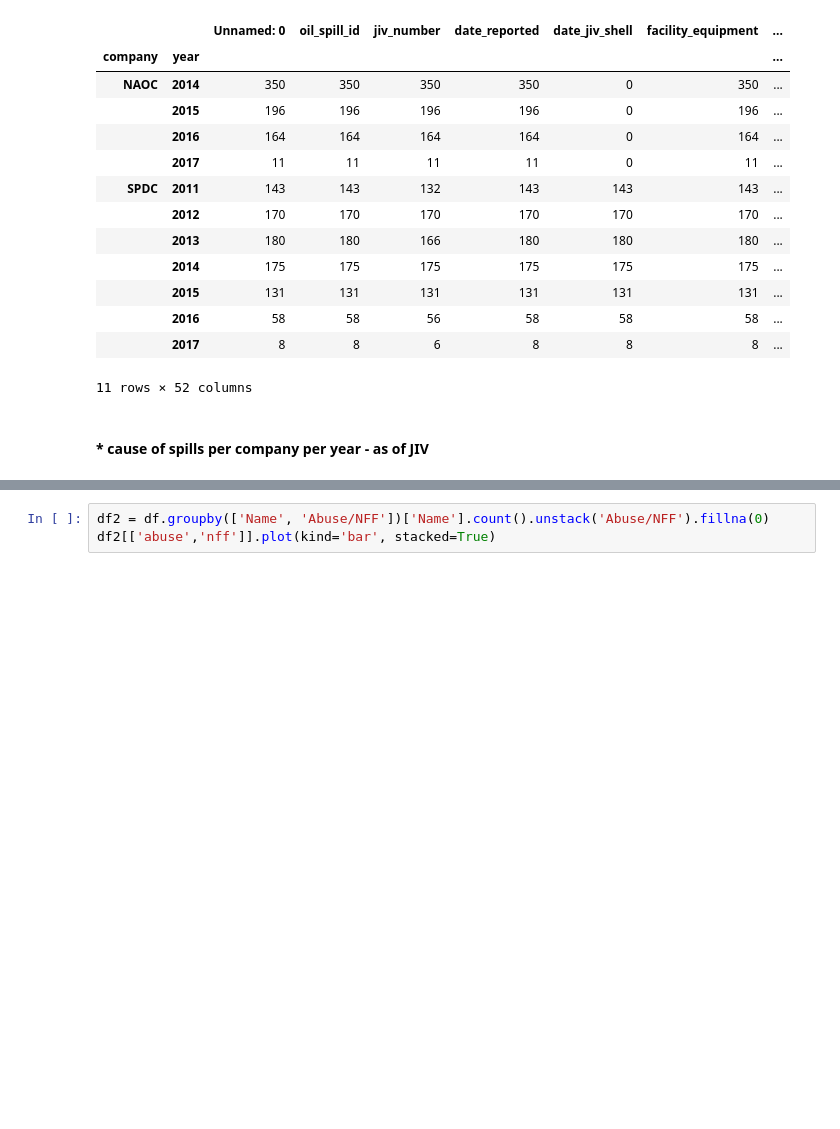
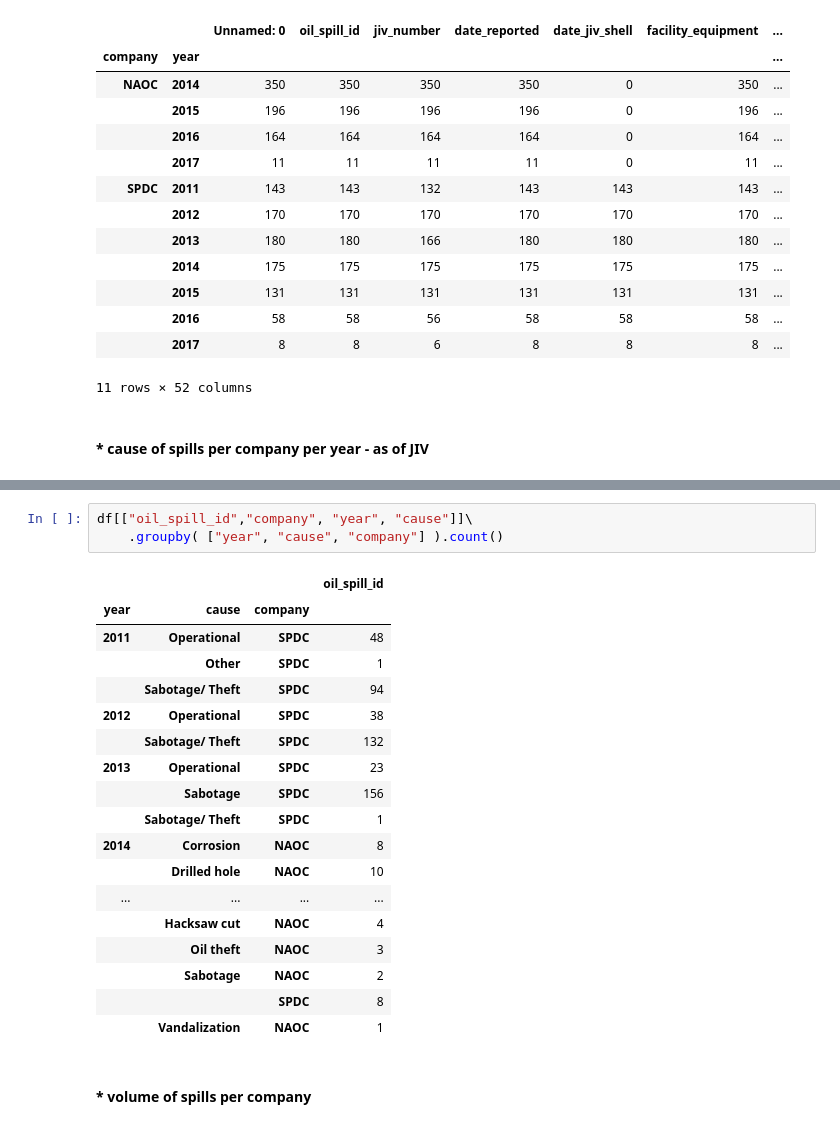
Before and after one commit to estambolieva/oil-spills, a Jupyter notebook: 2. Data Analysis.ipynb, the cells around one changed output, grey strips where cells are left out. Cells and saved outputs as stored; diff of their text form; blank space fills up the shorter version.

```diff
--- a/2. Data Analysis.ipynb
+++ b/2. Data Analysis.ipynb
@@ -82,5 +82,26 @@ plt.savefig('./images/Cause_per_Company_per_Year.png', bbox_inches='tight', pad_
 # %% [output]
 [figure]
-# %%
-df2 = df.groupby(['Name', 'Abuse/NFF'])['Name'].count().unstack('Abuse/NFF').fillna(0)
-df2[['abuse','nff']].plot(kind='bar', stacked=True)
+# %%
+df[["oil_spill_id","company", "year", "cause"]]\
+    .groupby( ["year", "cause", "company"] ).count()
+# %% [output]
+|  |  |  | oil_spill_id |
+| year | cause | company |  |
+| 2011 | Operational | SPDC | 48 |
+|  | Other | SPDC | 1 |
+|  | Sabotage/ Theft | SPDC | 94 |
+| 2012 | Operational | SPDC | 38 |
+|  | Sabotage/ Theft | SPDC | 132 |
+| 2013 | Operational | SPDC | 23 |
+|  | Sabotage | SPDC | 156 |
+|  | Sabotage/ Theft | SPDC | 1 |
+| 2014 | Corrosion | NAOC | 8 |
+|  | Drilled hole | NAOC | 10 |
+| ... | ... | ... | ... |
+|  | Hacksaw cut | NAOC | 4 |
+|  | Oil theft | NAOC | 3 |
+|  | Sabotage | NAOC | 2 |
+|  |  | SPDC | 8 |
+|  | Vandalization | NAOC | 1 |
+# %% [markdown]
+#### * volume of spills per company
```
Also changed, not shown: parts of 4 cells of this notebook.
